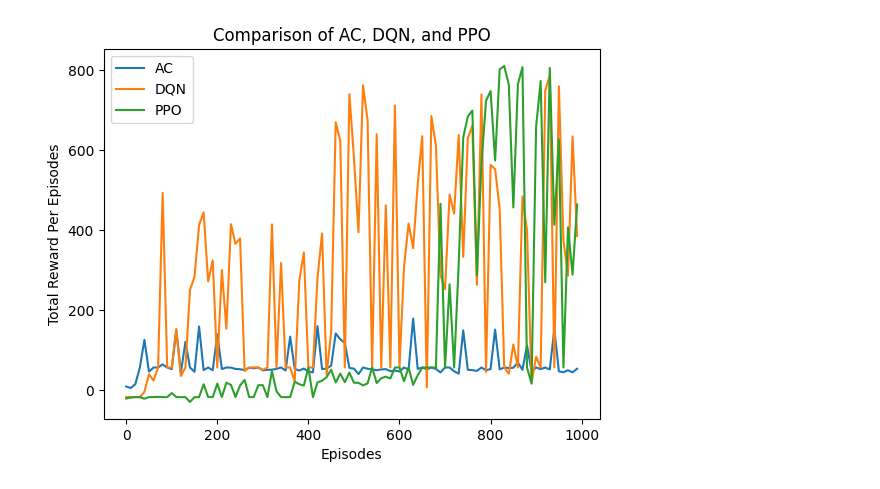
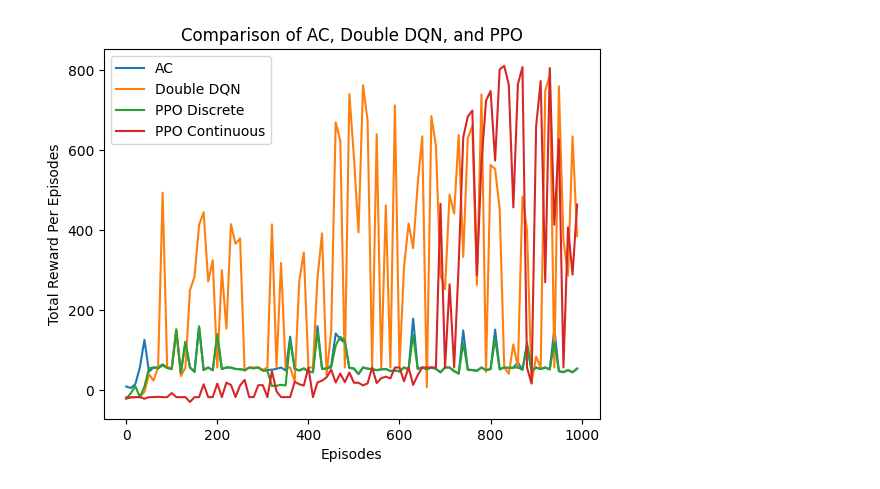
Before and after one commit to NoahF1205/DRL_for_Car_Racing_Game, a Jupyter notebook: figure.ipynb, the cells around one changed output. Saved outputs shown, nothing was run; the diff lists cells and outputs as text; code cells hidden in the pictures.

```diff
--- a/figure.ipynb
+++ b/figure.ipynb
@@ -12,34 +70,36 @@ def readfile_to_list(path):
 # %%
 AC_return_list = readfile_to_list('./data/AC_return_list.txt')
 DQN_return_list = readfile_to_list('./data/DQN_return_list.csv')
+PPO_0_return_list = readfile_to_list('./data/PPO_on_return_list.csv')
 PPO_return_list = readfile_to_list('./data/PPO_return_list.txt')
 # AC_return_list, DQN_return_list, PPO_return_list
 
 # 设置因子表示每隔多少个点绘制一个数据点
 thin_factor = 10
 
 # 创建一个新的x轴数据，以保证横坐标的一致性
 epochs = list(range(len(AC_return_list)))[::thin_factor]
 
 # 绘制每个列表
 plt.plot(epochs, AC_return_list[::thin_factor], label='AC')
-plt.plot(epochs, DQN_return_list[::thin_factor], label='DQN')
-plt.plot(epochs, PPO_return_list[::thin_factor], label='PPO')
+plt.plot(epochs, DQN_return_list[::thin_factor], label='Double DQN')
+plt.plot(epochs, PPO_0_return_list[::thin_factor], label='PPO Discrete')
+plt.plot(epochs, PPO_return_list[::thin_factor], label='PPO Continuous')
 
 # 添加图例
 plt.legend()
 
 # 添加标题和轴标签（可选）
-plt.title('Comparison of AC, DQN, and PPO')
+plt.title('Comparison of AC, Double DQN, and PPO')
 plt.xlabel('Episodes')
 plt.ylabel('Total Reward Per Episodes')
 
 
 # 显示图表
 plt.savefig('./data/return_comparison.png', dpi=300)
 plt.show()
 # %% [output]
-[figure, old version]
+[figure, new version]
 # %%
 # 设置移动平均的窗口大小
 window_size = 9
```
Also changed, not shown: parts of 5 cells of this notebook, 1 other file.
